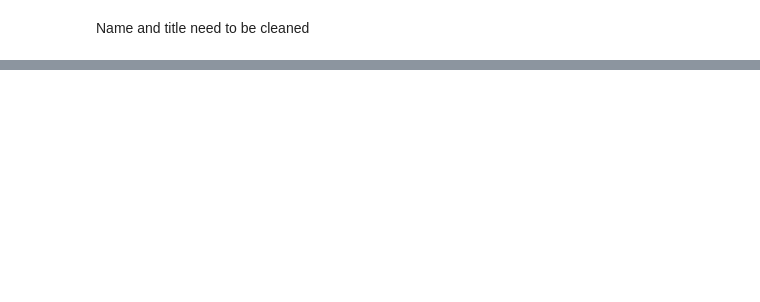
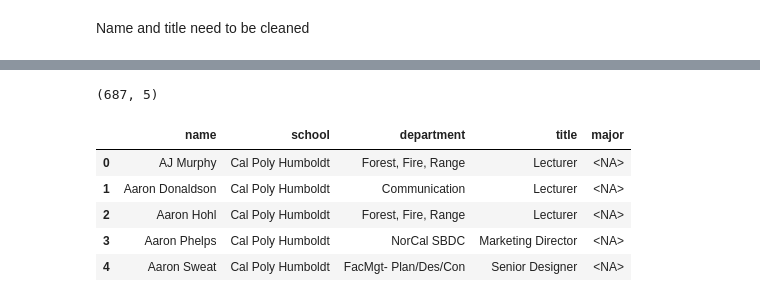
Before and after one commit to CSC4693-Fall-2026/CSC4693, a Jupyter notebook: Faculty/data_processors/csu_dataset_verification.ipynb, the cells around one changed output, grey strips where cells are left out. Drawn from its saved outputs; the diff is of its cells as text; code cells hidden in the pictures; blank space fills up the shorter version.

```diff
--- a/Faculty/data_processors/csu_dataset_verification.ipynb
+++ b/Faculty/data_processors/csu_dataset_verification.ipynb
@@ -125,3 +199,17 @@ sfsu_df.head(5)
 | 2 | Shadee Abdi | Associate Professor | Communication Studies | San Francisco State University | 2019 |
 | 3 | Rabab Abdulhadi | Associate Professor | Race and Resistance Studies | San Francisco State University | 2007 |
 | 4 | Priyanvada Abeywickrama | Professor | English Language and Literature | San Francisco State University | 2007 |
+# %%
+sfsu_df.shape
+# %% [output]
+(687, 5)
+# %%
+humboldt_df = pd.read_parquet(humboldt_data)
+humboldt_df.head(5)
+# %% [output]
+|  | name | school | department | title | major |
+| 0 | AJ Murphy | Cal Poly Humboldt | Forest, Fire, Range | Lecturer | <NA> |
+| 1 | Aaron Donaldson | Cal Poly Humboldt | Communication | Lecturer | <NA> |
+| 2 | Aaron Hohl | Cal Poly Humboldt | Forest, Fire, Range | Lecturer | <NA> |
+| 3 | Aaron Phelps | Cal Poly Humboldt | NorCal SBDC | Marketing Director | <NA> |
+| 4 | Aaron Sweat | Cal Poly Humboldt | FacMgt- Plan/Des/Con | Senior Designer | <NA> |
```
Also changed, not shown: parts of 29 cells of this notebook, 2 other files.
